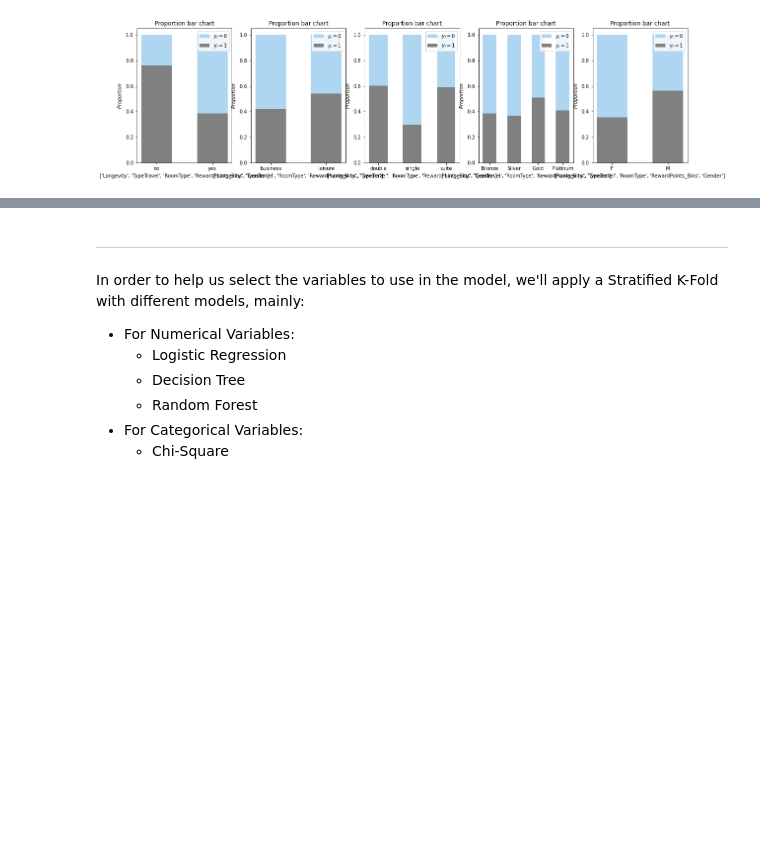
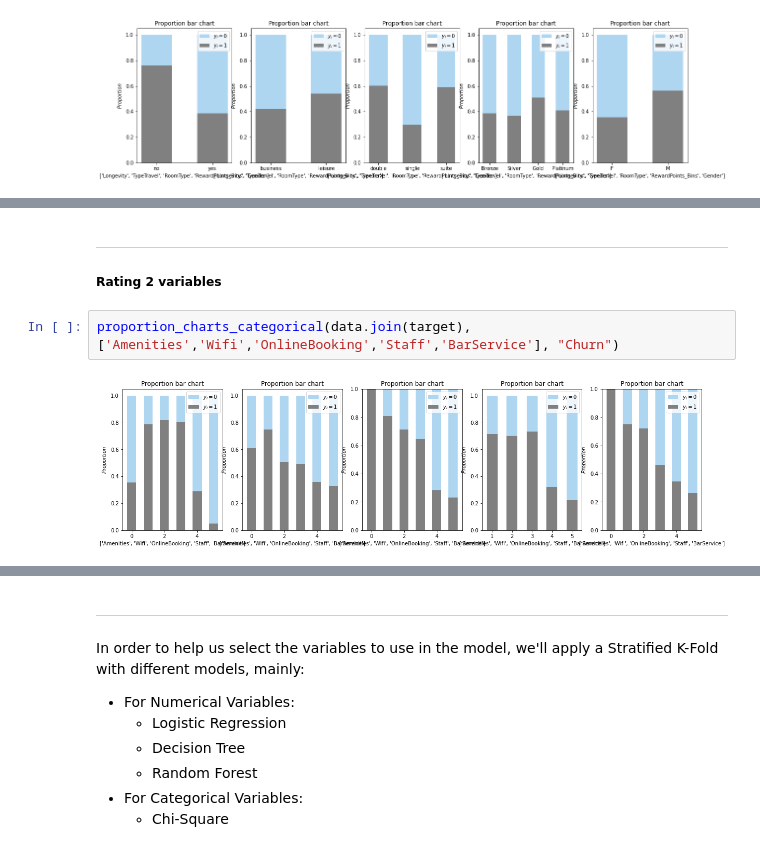
Before and after one commit to manelcbf/DSaML_Projects, a Jupyter notebook: Supervised_Learning/Supervised_Notebook_MF.ipynb, the cells around one changed output, grey strips where cells are left out. Cells and saved outputs as stored; diff of their text form; blank space fills up the shorter version.

```diff
--- a/Supervised_Learning/Supervised_Notebook_MF.ipynb
+++ b/Supervised_Learning/Supervised_Notebook_MF.ipynb
@@ -531,0 +539,7 @@ proportion_charts_categorical(data.join(target), ['Longevity','TypeTravel','Room
+# %% [markdown]
+----
+##### Rating 2 variables
+# %%
+proportion_charts_categorical(data.join(target), ['Amenities','Wifi','OnlineBooking','Staff','BarService'], "Churn")
+# %% [output]
+[figure, added]
```
Also changed, not shown: parts of 34 cells of this notebook, 2 other files.
